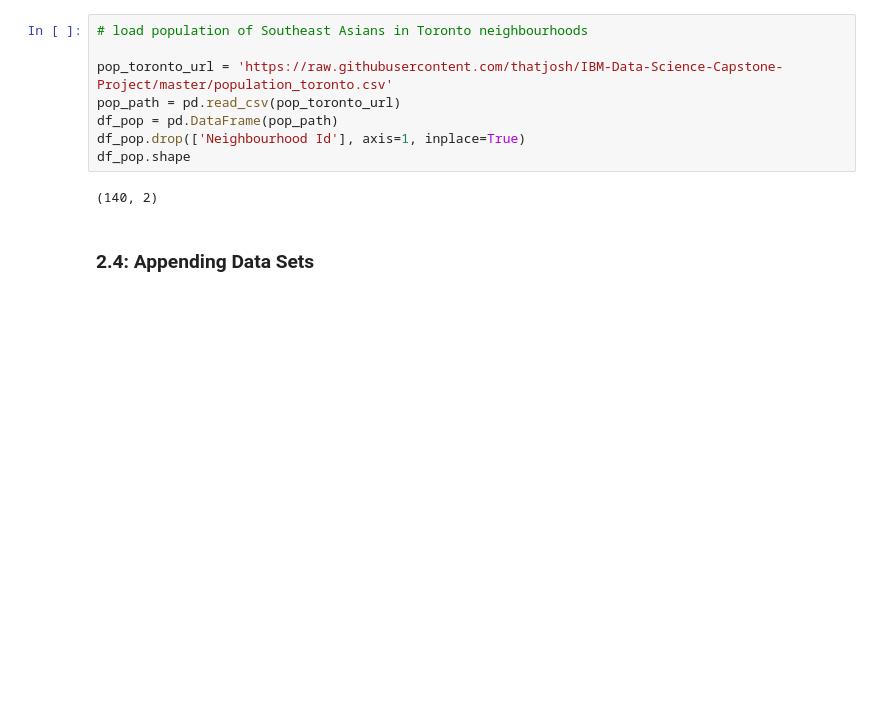
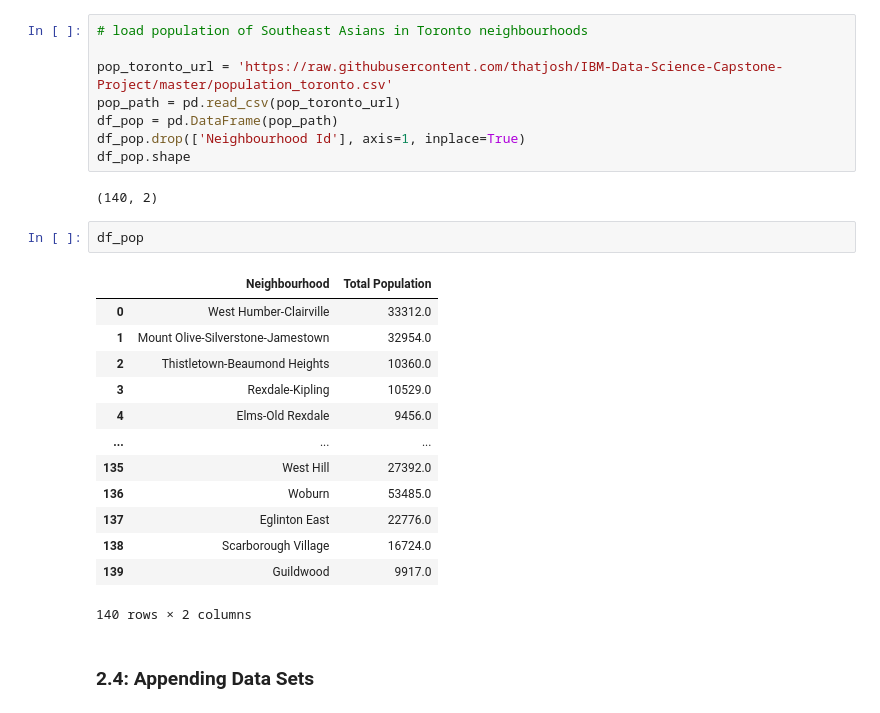
Before and after one commit to thatjosh/IBM-Data-Science-Capstone-Project, a Jupyter notebook: Week 4.ipynb, the cells around one changed output. Saved outputs shown, nothing was run; the diff lists cells and outputs as text; blank space fills up the shorter version.

```diff
--- a/Week 4.ipynb
+++ b/Week 4.ipynb
@@ -91,6 +123,22 @@ df_pop.drop(['Neighbourhood Id'], axis=1, inplace=True)
 df_pop.shape
 # %% [output]
 (140, 2)
+# %%
+df_pop
+# %% [output]
+|  | Neighbourhood | Total Population |
+| 0 | West Humber-Clairville | 33312.0 |
+| 1 | Mount Olive-Silverstone-Jamestown | 32954.0 |
+| 2 | Thistletown-Beaumond Heights | 10360.0 |
+| 3 | Rexdale-Kipling | 10529.0 |
+| 4 | Elms-Old Rexdale | 9456.0 |
+| ... | ... | ... |
+| 135 | West Hill | 27392.0 |
+| 136 | Woburn | 53485.0 |
+| 137 | Eglinton East | 22776.0 |
+| 138 | Scarborough Village | 16724.0 |
+| 139 | Guildwood | 9917.0 |
+140 rows × 2 columns
 # %% [markdown]
 ### 2.4: Appending Data Sets
 # %%
```
Also changed, not shown: parts of 17 cells of this notebook.
